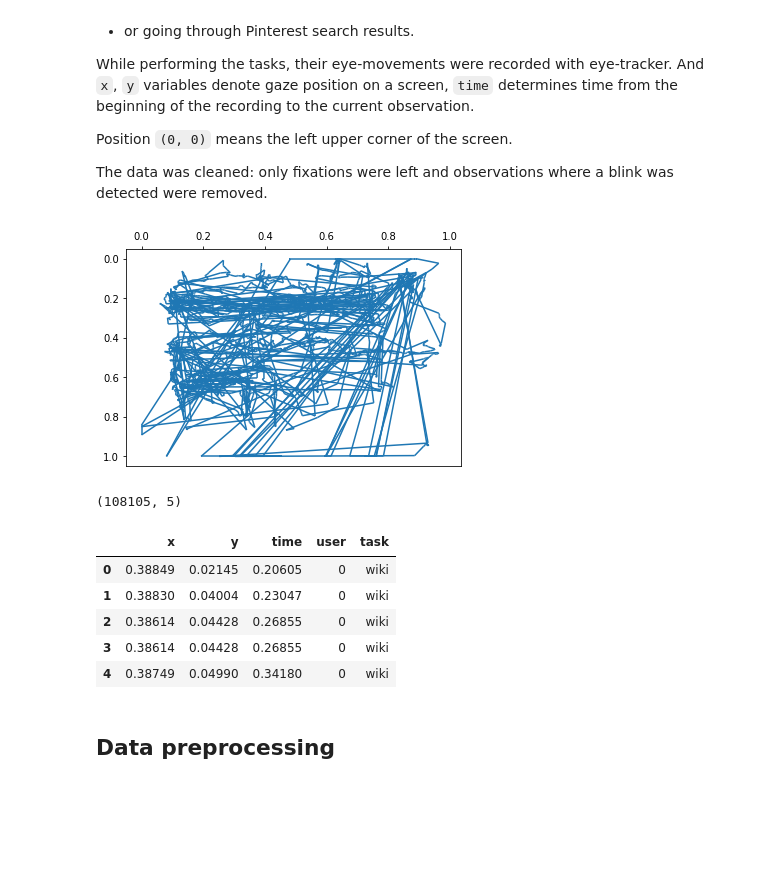
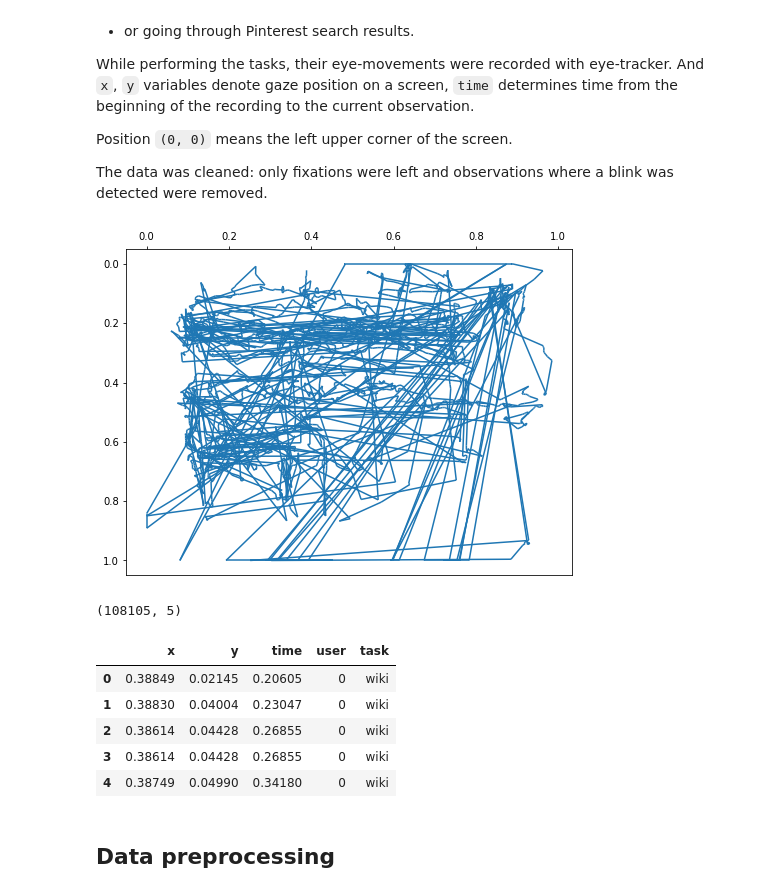
Before and after one commit to taneta/patterns, a Jupyter notebook: prepare_data.ipynb, the cells around one changed output. Saved outputs shown, nothing was run; the diff lists cells and outputs as text; code cells hidden in the pictures; blank space fills up the shorter version.

Commit message:
demo plots

```diff
--- a/prepare_data.ipynb
+++ b/prepare_data.ipynb
@@ -36,13 +36,14 @@ The data was cleaned: only fixations were left and observations where a blink wa
 # %%
 raw_df = pd.read_csv('demo_data/demo_data.csv')
 
-p = plot_path(raw_df[['x', 'y']].values[:5000])
+p = plot_path(raw_df[['x', 'y']].values[:5000], figsize=(8, 6))
+plt.savefig('imgs/et_data.png')
 plt.show()
 
 print(raw_df.shape)
 raw_df.head()
 # %% [output]
-[figure, old version]
+[figure, new version]
 (108105, 5)
 |  | x | y | time | user | task |
 | 0 | 0.38849 | 0.02145 | 0.20605 | 0 | wiki |
```
Also changed, not shown: 19 other files.
